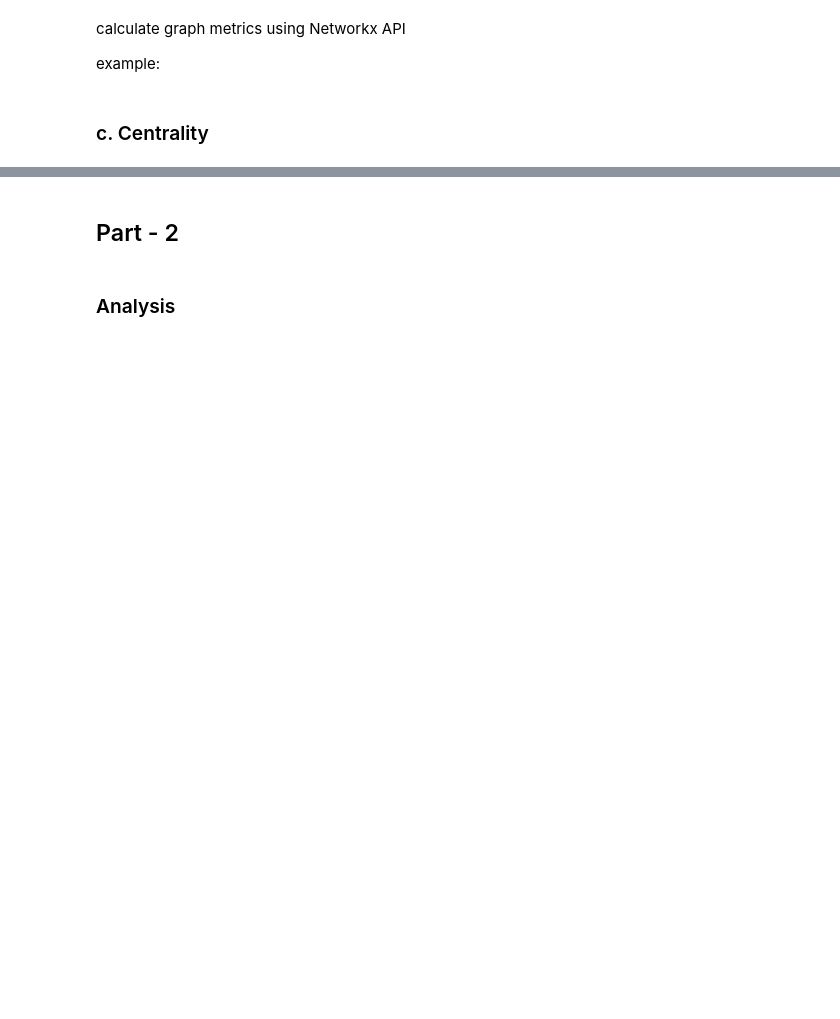
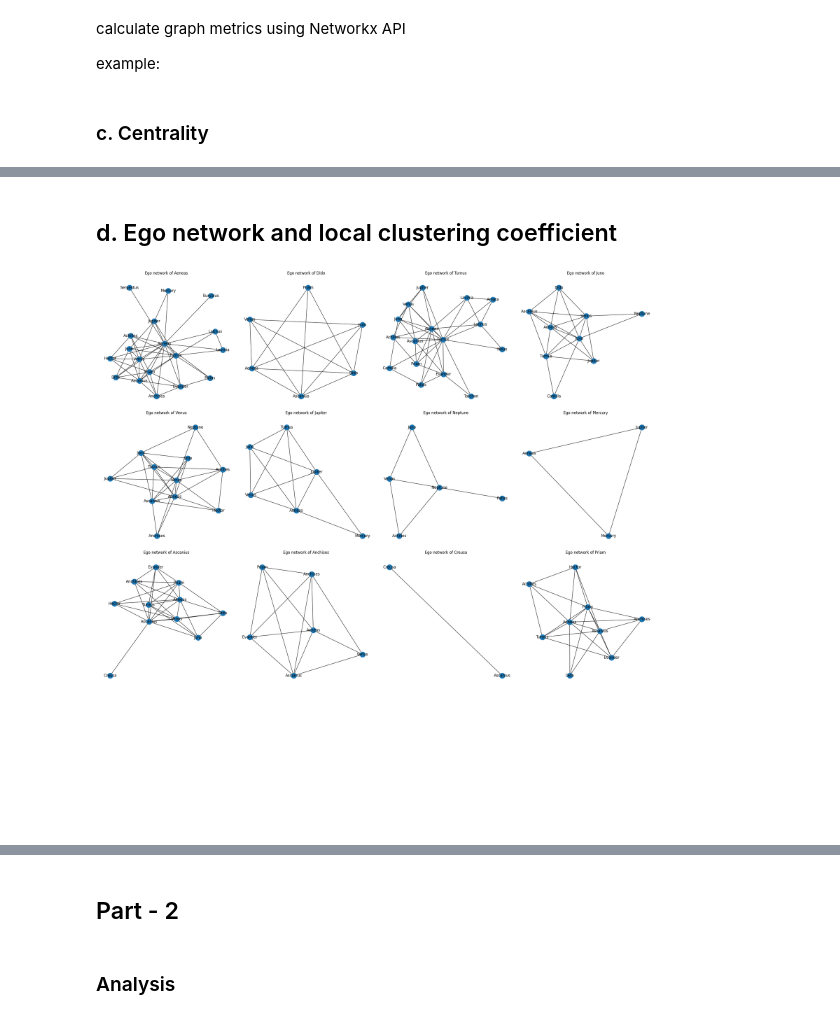
Before and after one commit to rasgulla-warriors/aneus-explorers, a Jupyter notebook: template_assignment1.ipynb, the cells around one changed output, grey strips where cells are left out. Saved outputs shown, nothing was run; the diff lists cells and outputs as text; code cells hidden in the pictures; blank space fills up the shorter version.

```diff
--- a/template_assignment1.ipynb
+++ b/template_assignment1.ipynb
@@ -168,0 +219,28 @@ degree_centrality = nx.degree_centrality(G)
+# %% [markdown]
+## d. Ego network and local clustering coefficient
+# %%
+import matplotlib.pyplot as plt
+import networkx as nx
+
+main_characters = ['Aeneas', 'Dido', 'Turnus', 'Juno', 'Venus', 'Jupiter',
+                   'Neptune', 'Mercury', 'Ascanius', 'Anchises', 'Creusa',
+                    'Priam']
+
+fig, axes = plt.subplots(4, 4, figsize=(25, 25))
+axes = axes.flatten()
+
+local_clustering_coefficients = {}
+for i, char in enumerate(main_characters):
+    ego_graph = nx.ego_graph(G, char)
+    nx.draw(ego_graph, with_labels=True, ax=axes[i])
+    axes[i].set_title(f"Ego network of {char}")
+    local_clustering_coefficients[char] = nx.clustering(ego_graph)
+
+
+for i in range(len(main_characters), len(axes)):
+    axes[i].axis('off')
+
+plt.tight_layout()
+plt.show()
+# %% [output]
+[figure, added]
```
Also changed, not shown: parts of 21 cells of this notebook.
